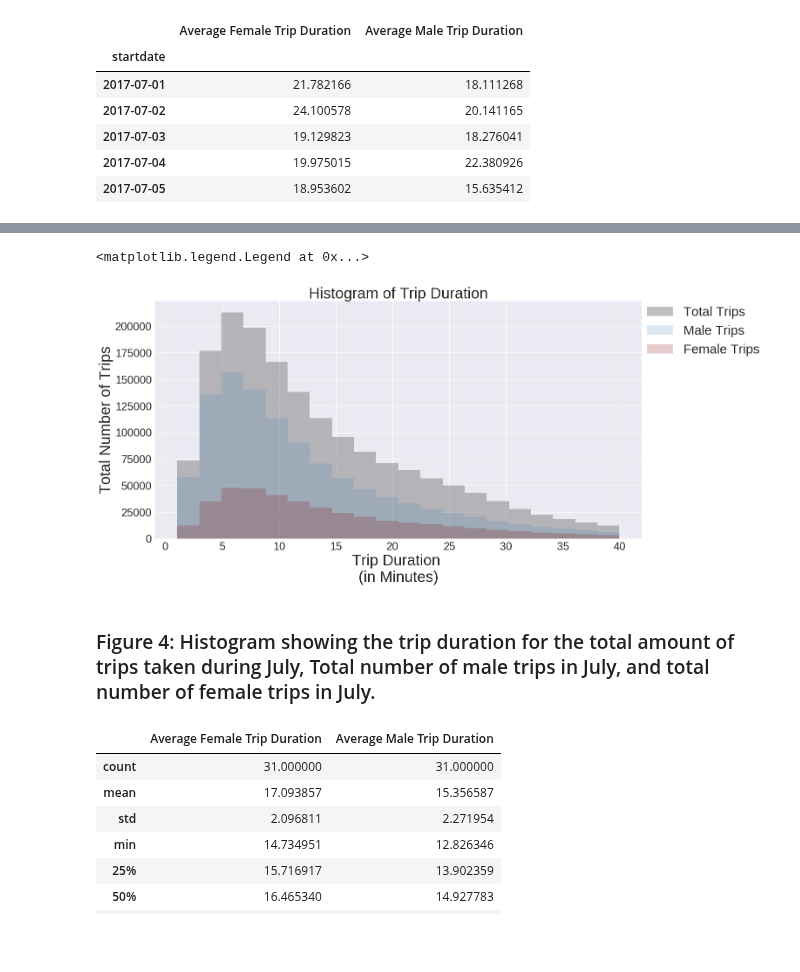
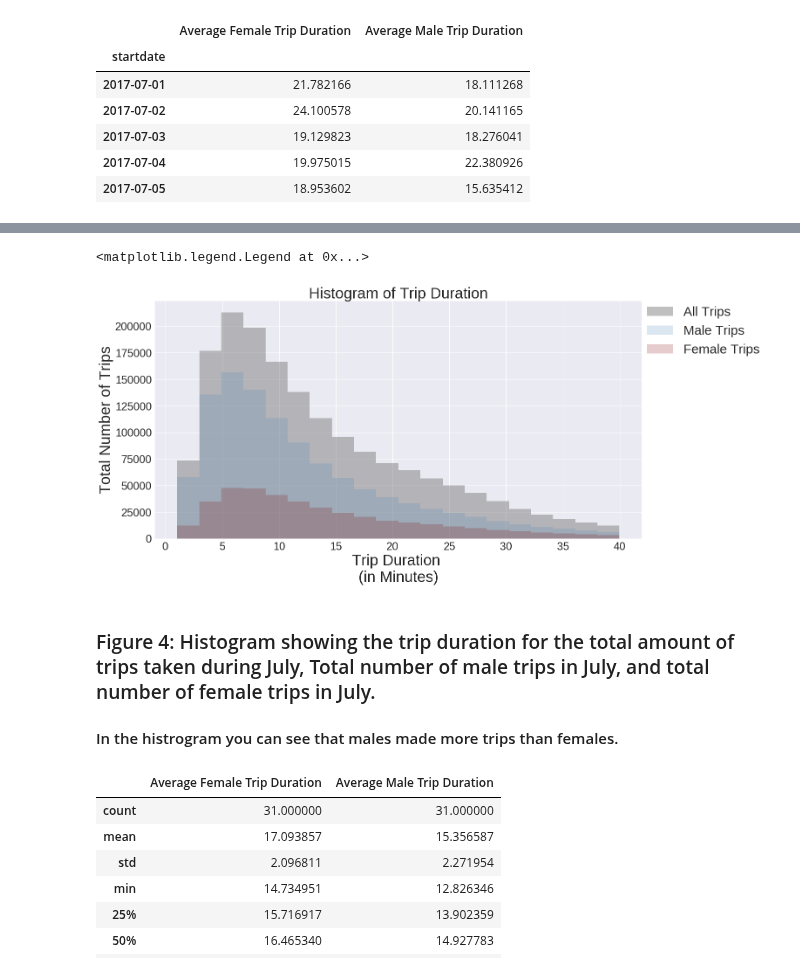
Before and after one commit to ep2247/PUI2017_ep2247, a Jupyter notebook: HW7_ep2247/HW7_1_ep2247.ipynb, the cells around one changed output, grey strips where cells are left out. Drawn from its saved outputs; the diff is of its cells as text; code cells hidden in the pictures; blank space fills up the shorter version.

```diff
--- a/HW7_ep2247/HW7_1_ep2247.ipynb
+++ b/HW7_ep2247/HW7_1_ep2247.ipynb
@@ -295,22 +305,24 @@ plt.yticks(fontsize = 22)
 # %%
 
-hist(histTotal.tripduration, bins=20, color="grey", alpha=0.5, label="Total Trips")
+hist(histTotal.tripduration, bins=20, color="grey", alpha=0.5, label="All Trips")
 hist(histMale.tripduration, bins=20, color="SteelBlue", alpha=0.2, label="Male Trips")
 hist(histFemale.tripduration, bins=20, color="maroon", alpha=0.2, label="Female Trips")
 
 
 
 plt.xlabel("Trip Duration \n(in Minutes)",fontsize="35")
 plt.ylabel("Total Number of Trips",fontsize="35")
 plt.title("Histogram of Trip Duration",fontsize="35")
 plt.xticks(fontsize = 25)
 plt.yticks(fontsize = 25)
 plt.legend(bbox_to_anchor=(1, 1), loc=2, borderaxespad=0.,fontsize="30")
 # %% [output]
 <matplotlib.legend.Legend at 0x...>
-[figure, old version]
+[figure, new version]
 # %% [markdown]
 ### Figure 4: Histogram showing the trip duration for the total amount of trips taken during July, Total number of male trips in July, and total number of female trips in July.
+
+#### In the histrogram you can see that males made more trips than females.
 # %%
 genderTD.describe()
 # %% [output]
```
Also changed, not shown: parts of 20 cells of this notebook.
